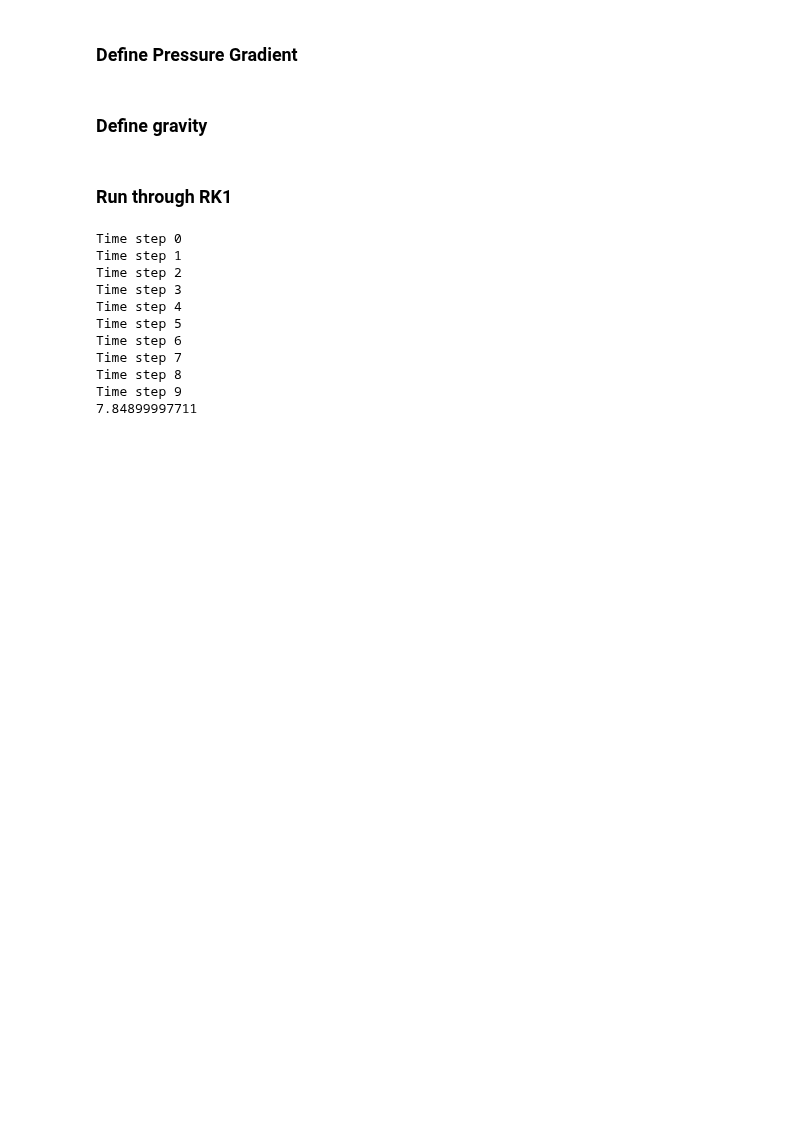
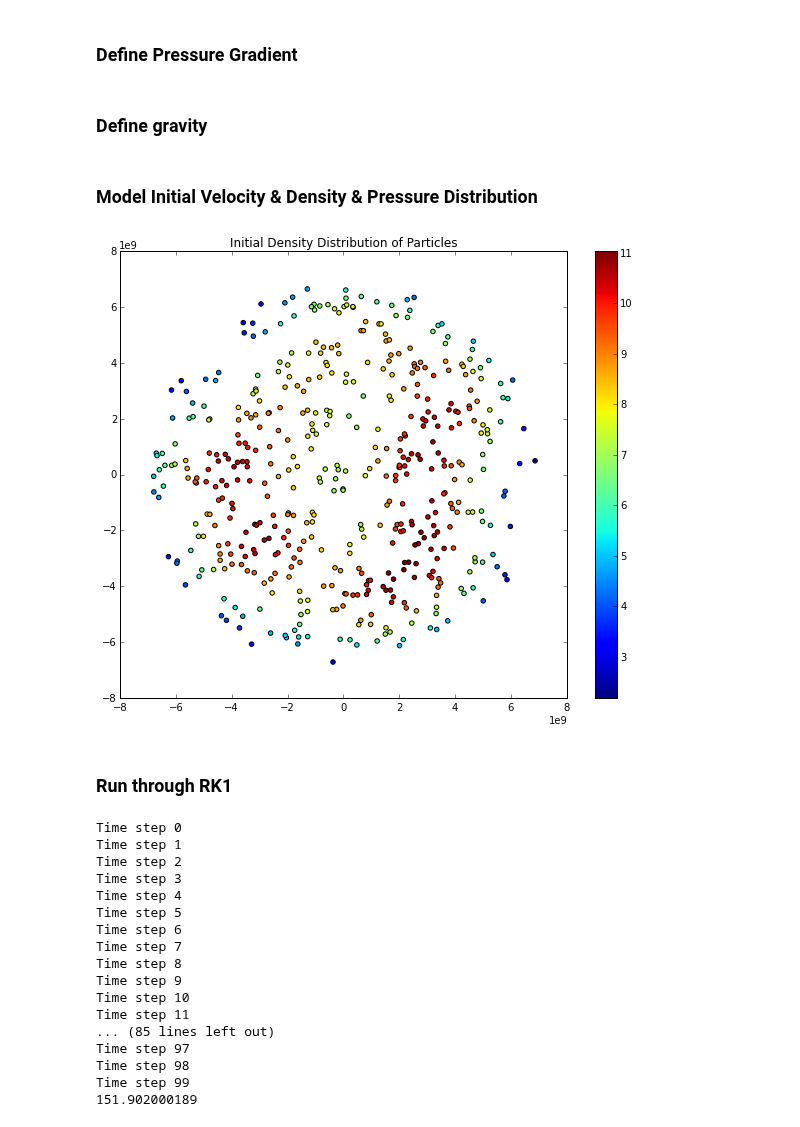
Before and after one commit to saichikine/Jupiter_SPH, a Jupyter notebook: main2.ipynb, the cells around one changed output. Saved outputs shown, nothing was run; the diff lists cells and outputs as text; code cells hidden in the pictures; blank space fills up the shorter version.

Commit message:
Fixed up density. It looks like it gives a reasonable distribution now. Next up: pressure force acts both like pressure and like gravity... so that's not okay

```diff
--- a/main2.ipynb
+++ b/main2.ipynb
@@ -20,15 +20,17 @@ import time
 ### Initialize Model Constants
 # %%
 RJupiter = 6.99e9                 # radius of Jupiter, cm
+mJupiter = 1.898e30               # mass of Jupiter, grams
 v = 1e2                           # damping coefficient
 gamma = 2                         # polytrope index
 G = 6.67e-8                       # dyne*cm^2/g^2
 rhoC = 5                          # g/cm^3, central density
 K = 2.6e12                        # dyne*cm^4/g^2
 alpha = np.sqrt(K/(2*np.pi*G))    # distribution constant
-h = 8.5e8                         # smoothing length
-
-N1 = 250                          # Particles in planet 1
+h = 2e9                           # smoothing length, 5.5e8 gives nice clumping
+                                  # 5.5e9 gives collapse to center
+                                  # 5e9 is paper's recommended value
+N1 = 500                          # Particles in planet 1
 # %% [markdown]
 ### Initialize Radial Position of Planets
 # %%
@@ -278,3 +211,5 @@ def gravity():
     return deltaV
 
 nb_gravity = nb.autojit(gravity)
+# %% [markdown]
+### Model Initial Velocity & Density & Pressure Distribution
@@ -281,3 +222,12 @@ nb_gravity = nb.autojit(gravity)
+# %%
+plt.figure(figsize=(10,8))
+plt.scatter(radiusDistribution*np.cos(thetaDistribution), \
+            radiusDistribution*np.sin(thetaDistribution), c=rhoDistribution)
+plt.title("Initial Density Distribution of Particles")
+plt.colorbar()
+plt.show()
+# %% [output]
+[figure, added]
 # %% [markdown]
 ### Run through RK1
 # %%
@@ -285,11 +235,10 @@ nb_gravity = nb.autojit(gravity)
 t0 = time.time()
 t = 0
 dt = 0.001
-stepN = 10
+stepN = 100
 
 # Particle history
 ParticlePositionHistory = np.zeros((stepN,nParticles,2))
-ParticleVelocityHistory = np.zeros((nParticles,2,stepN))
 ParticleRhoHistory = np.zeros((stepN, nParticles, 1))
 xyDistributionOld = np.copy(xyDistribution)
 
@@ -305,17 +254,17 @@ for i in range(stepN):
     t += 1
     ParticlePositionHistory[i,:,:] = xyDistribution
 
-    deltaVf += nb_gravity()
+#    deltaVf += nb_gravity()
 #    print "\nAvg gravity", np.mean(deltaVf)
-    forceHistory[i,0] = np.mean(deltaVf)
+#    forceHistory[i,0] = np.mean(deltaVf)
 
     deltaVf -= -gradP()/rhoDistribution[:,np.newaxis]
 #    print "Avg gravity + pressure", np.mean(deltaVf)
     forceHistory[i,1] = np.mean(deltaVf)
 
-    deltaVf +=  -v*velocityDistribution**1
+#    deltaVf +=  -v*velocityDistribution**1
 #    print "Avg damping:", np.mean(velocityDistribution)
-    forceHistory[i,2] = np.mean(-v*velocityDistribution**1)
+#    forceHistory[i,2] = np.mean(-v*velocityDistribution**1)
 
 
     velocityDistribution += dt*deltaVf
@@ -328,7 +277,6 @@ for i in range(stepN):
 print(time.time()-t0)
 #print(rhoDistribution-rhoOld)
 #print(xyDistribution-xyDistributionOld)
-#print(mDistribution)
 # %% [output]
 Time step 0
 Time step 1
@@ -340,7 +288,13 @@ Time step 6
 Time step 7
 Time step 8
 Time step 9
-7.84899997711
+Time step 10
+Time step 11
+... (85 lines left out)
+Time step 97
+Time step 98
+Time step 99
+151.902000189
 # %%
 slider = FloatSlider(description='Time', min=1, max=stepN, step=1)
 
```
Also changed, not shown: parts of 19 cells of this notebook.
